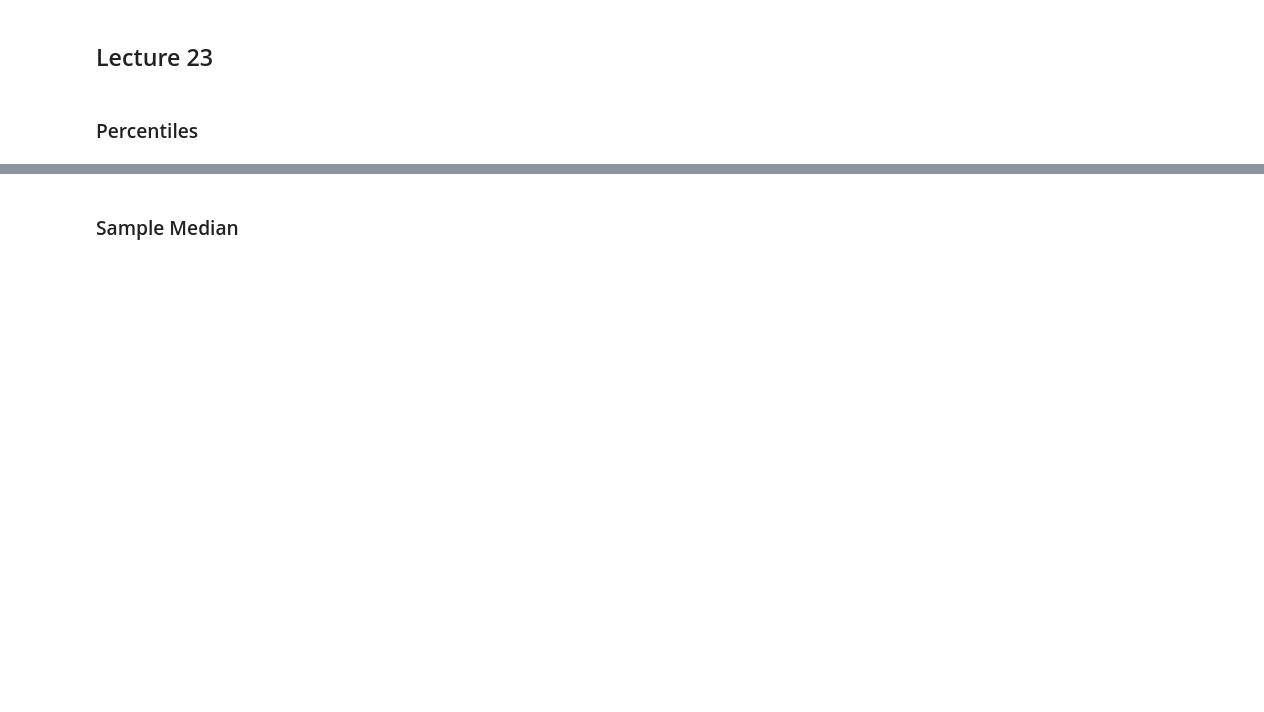
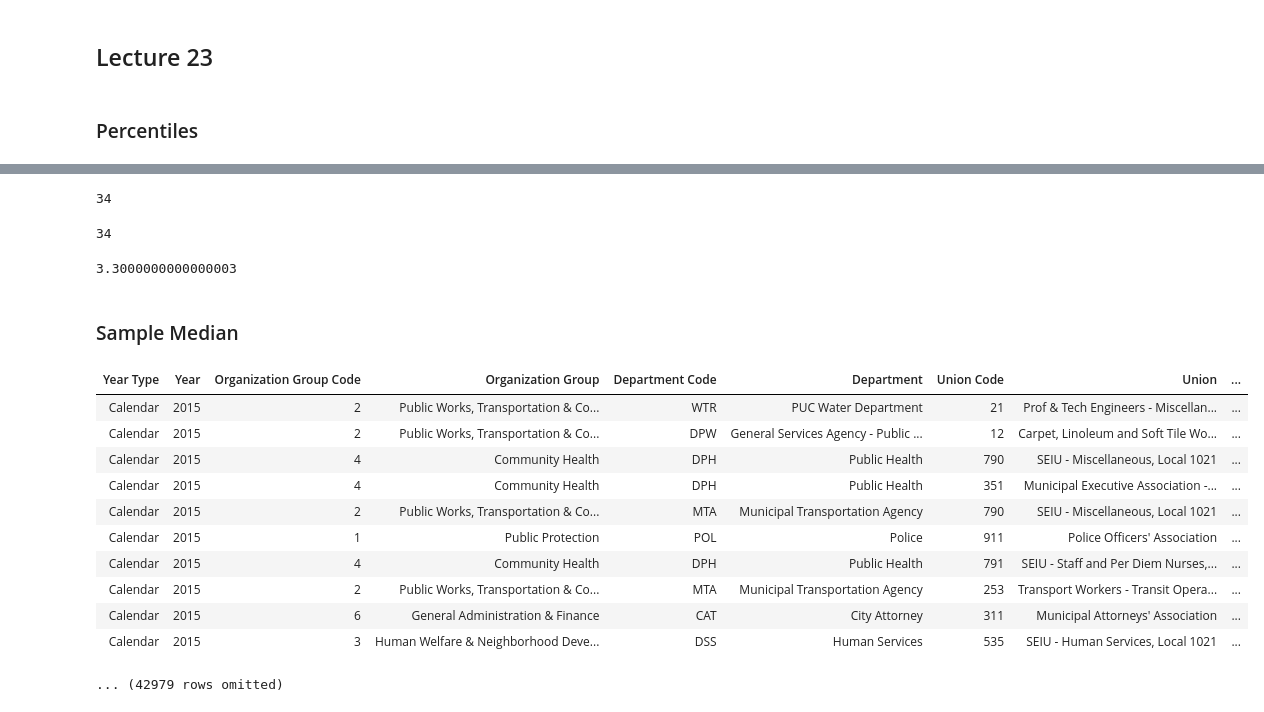
Before and after one commit to data-8/materials-sp19, a Jupyter notebook: lec/lec23.ipynb, the cells around one changed output, grey strips where cells are left out. Cells and saved outputs as stored; diff of their text form; code cells hidden in the pictures; blank space fills up the shorter version.

```diff
--- a/lec/lec23.ipynb
+++ b/lec/lec23.ipynb
@@ -16,4 +18,30 @@ y
+# %%
+percentile(55, x)
+# %% [output]
+34
+# %%
+percentile(55, [43, 20, 51, 7, 28, 34])
+# %% [output]
+34
+# %%
+55 / 100 * 6
+# %% [output]
+3.3000000000000003
 # %% [markdown]
 ### Sample Median
 # %%
 sf = Table.read_table('san_francisco_2015.csv')
+sf
+# %% [output]
+| Year Type | Year | Organization Group Code | Organization Group | Department Code | Department | Union Code | Union | ... |
+| Calendar | 2015 | 2 | Public Works, Transportation & Co... | WTR | PUC Water Department | 21 | Prof & Tech Engineers - Miscellan... | ... |
+| Calendar | 2015 | 2 | Public Works, Transportation & Co... | DPW | General Services Agency - Public ... | 12 | Carpet, Linoleum and Soft Tile Wo... | ... |
+| Calendar | 2015 | 4 | Community Health | DPH | Public Health | 790 | SEIU - Miscellaneous, Local 1021 | ... |
+| Calendar | 2015 | 4 | Community Health | DPH | Public Health | 351 | Municipal Executive Association -... | ... |
+| Calendar | 2015 | 2 | Public Works, Transportation & Co... | MTA | Municipal Transportation Agency | 790 | SEIU - Miscellaneous, Local 1021 | ... |
+| Calendar | 2015 | 1 | Public Protection | POL | Police | 911 | Police Officers' Association | ... |
+| Calendar | 2015 | 4 | Community Health | DPH | Public Health | 791 | SEIU - Staff and Per Diem Nurses,... | ... |
+| Calendar | 2015 | 2 | Public Works, Transportation & Co... | MTA | Municipal Transportation Agency | 253 | Transport Workers - Transit Opera... | ... |
+| Calendar | 2015 | 6 | General Administration & Finance | CAT | City Attorney | 311 | Municipal Attorneys' Association | ... |
+| Calendar | 2015 | 3 | Human Welfare & Neighborhood Deve... | DSS | Human Services | 535 | SEIU - Human Services, Local 1021 | ... |
+... (42979 rows omitted)
```
Also changed, not shown: parts of 19 cells of this notebook, 1 other file.
